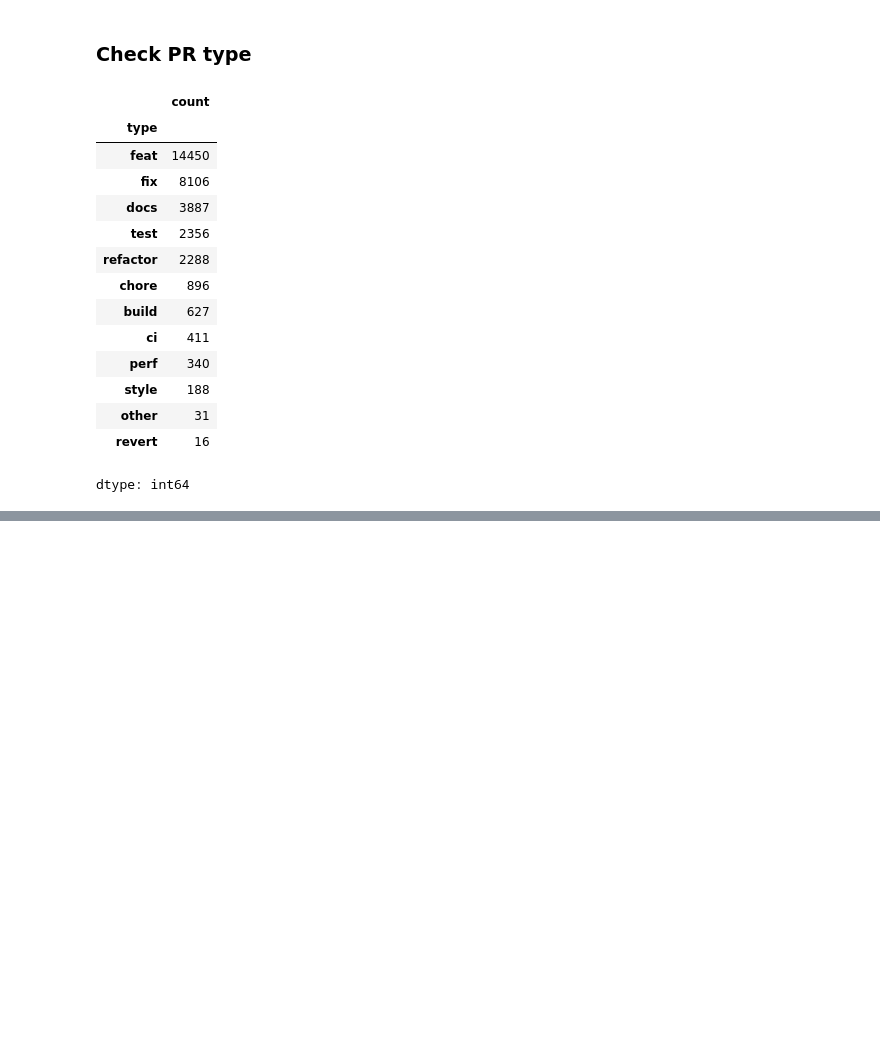
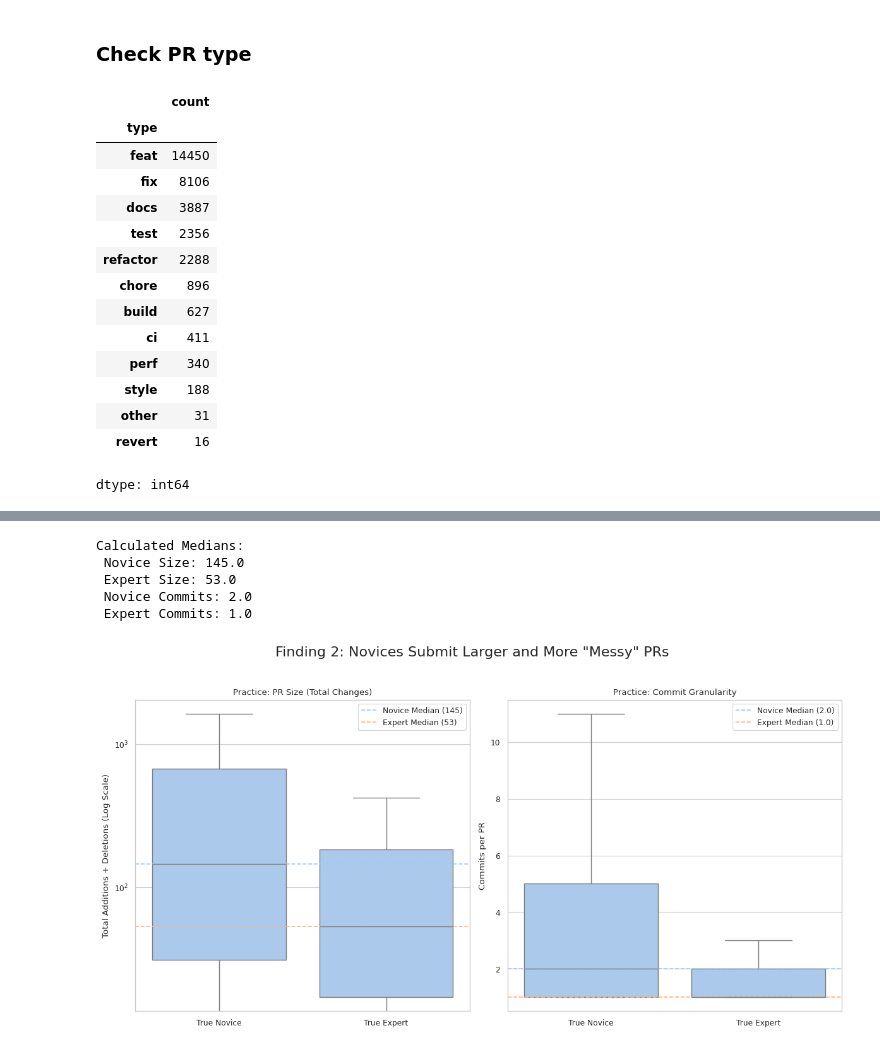
Before and after one commit to tounoussiKhalid/msr_2026, a Jupyter notebook: analysis/load_AIDev.ipynb, the cells around one changed output, grey strips where cells are left out. Drawn from its saved outputs; the diff is of its cells as text; code cells hidden in the pictures; blank space fills up the shorter version.

```diff
--- a/analysis/load_AIDev.ipynb
+++ b/analysis/load_AIDev.ipynb
@@ -187,0 +596,70 @@ from scipy.stats import spearmanr
+# %%
+import matplotlib.pyplot as plt
+import seaborn as sns
+import pandas as pd
+import numpy as np
+
+# --- 1. Prepare Data for Plotting ---
+# (This part is the same as before)
+pr_size_stats = pr_commit_details_df.groupby('pr_id')[['additions', 'deletions']].sum().reset_index()
+pr_size_stats['total_changes'] = pr_size_stats['additions'] + pr_size_stats['deletions']
+novice_size = pd.merge(novice_prs, pr_size_stats, left_on='id', right_on='pr_id')[['id', 'total_changes']]
+novice_size['Cohort'] = 'True Novice'
+expert_size = pd.merge(expert_prs, pr_size_stats, left_on='id', right_on='pr_id')[['id', 'total_changes']]
+expert_size['Cohort'] = 'True Expert'
+size_plot_df = pd.concat([novice_size, expert_size])
+
+pr_commit_counts = pr_commits_df.groupby('pr_id').size().reset_index(name='commit_count')
+novice_commits = pd.merge(novice_prs, pr_commit_counts, left_on='id', right_on='pr_id')[['id', 'commit_count']]
+novice_commits['Cohort'] = 'True Novice'
+expert_commits = pd.merge(expert_prs, pr_commit_counts, left_on='id', right_on='pr_id')[['id', 'commit_count']]
+expert_commits['Cohort'] = 'True Expert'
+commit_plot_df = pd.concat([novice_commits, expert_commits])
+
+
+# --- 2. *** NEW: Programmatically Calculate Medians *** ---
+# This is the improved part you were right to be concerned about.
+novice_size_median = novice_size['total_changes'].median()
+expert_size_median = expert_size['total_changes'].median()
+novice_commit_median = novice_commits['commit_count'].median()
+expert_commit_median = expert_commits['commit_count'].median()
+
+print(f"Calculated Medians:\n Novice Size: {novice_size_median}\n Expert Size: {expert_size_median}\n Novice Commits: {novice_commit_median}\n Expert Commits: {expert_commit_median}")
+
+
+# --- 3. Create the Visualization (2 subplots) ---
+fig, (ax1, ax2) = plt.subplots(1, 2, figsize=(12, 6))
+fig.suptitle('Finding 2: Novices Submit Larger and More "Messy" PRs', fontsize=16, y=1.03)
+
+# --- Plot 1: PR Size (Box Plot) ---
+sns.boxplot(data=size_plot_df, x='Cohort', y='total_changes', ax=ax1, showfliers=False)
+ax1.set_title('Practice: PR Size (Total Changes)')
+ax1.set_ylabel('Total Additions + Deletions (Log Scale)')
+ax1.set_xlabel('')
+ax1.set_yscale('log') # Log scale is essential here!
+
+# *** USE THE NEW VARIABLES INSTEAD OF HARDCODED NUMBERS ***
+ax1.axhline(y=novice_size_median, color='C0', linestyle='--', label=f'Novice Median ({novice_size_median:.0f})')
+ax1.axhline(y=expert_size_median, color='C1', linestyle='--', label=f'Expert Median ({expert_size_median:.0f})')
+ax1.legend()
+
+# --- Plot 2: Commit Granularity (Box Plot) ---
+sns.boxplot(data=commit_plot_df, x='Cohort', y='commit_count', ax=ax2, showfliers=False)
+ax2.set_title('Practice: Commit Granularity')
+ax2.set_ylabel('Commits per PR')
+ax2.set_xlabel('')
+
+# *** USE THE NEW VARIABLES INSTEAD OF HARDCODED NUMBERS ***
+ax2.axhline(y=novice_commit_median, color='C0', linestyle='--', label=f'Novice Median ({novice_commit_median:.1f})')
+ax2.axhline(y=expert_commit_median, color='C1', linestyle='--', label=f'Expert Median ({expert_commit_median:.1f})')
+ax2.legend()
+
+plt.tight_layout()
+plt.show()
+# %% [output]
+Calculated Medians:
+ Novice Size: 145.0
+ Expert Size: 53.0
+ Novice Commits: 2.0
+ Expert Commits: 1.0
+[figure, added]
```
Also changed, not shown: parts of 23 cells of this notebook.
